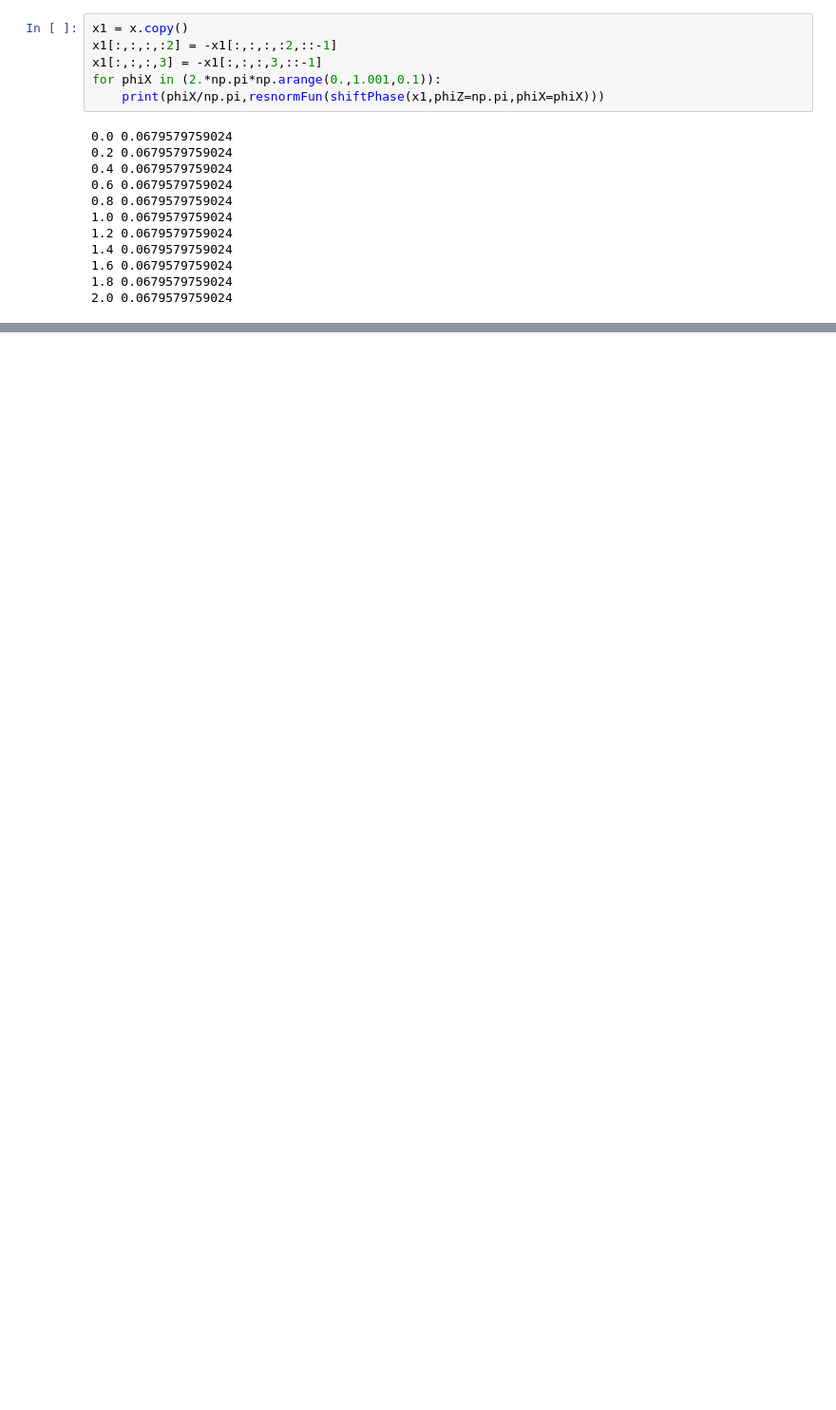
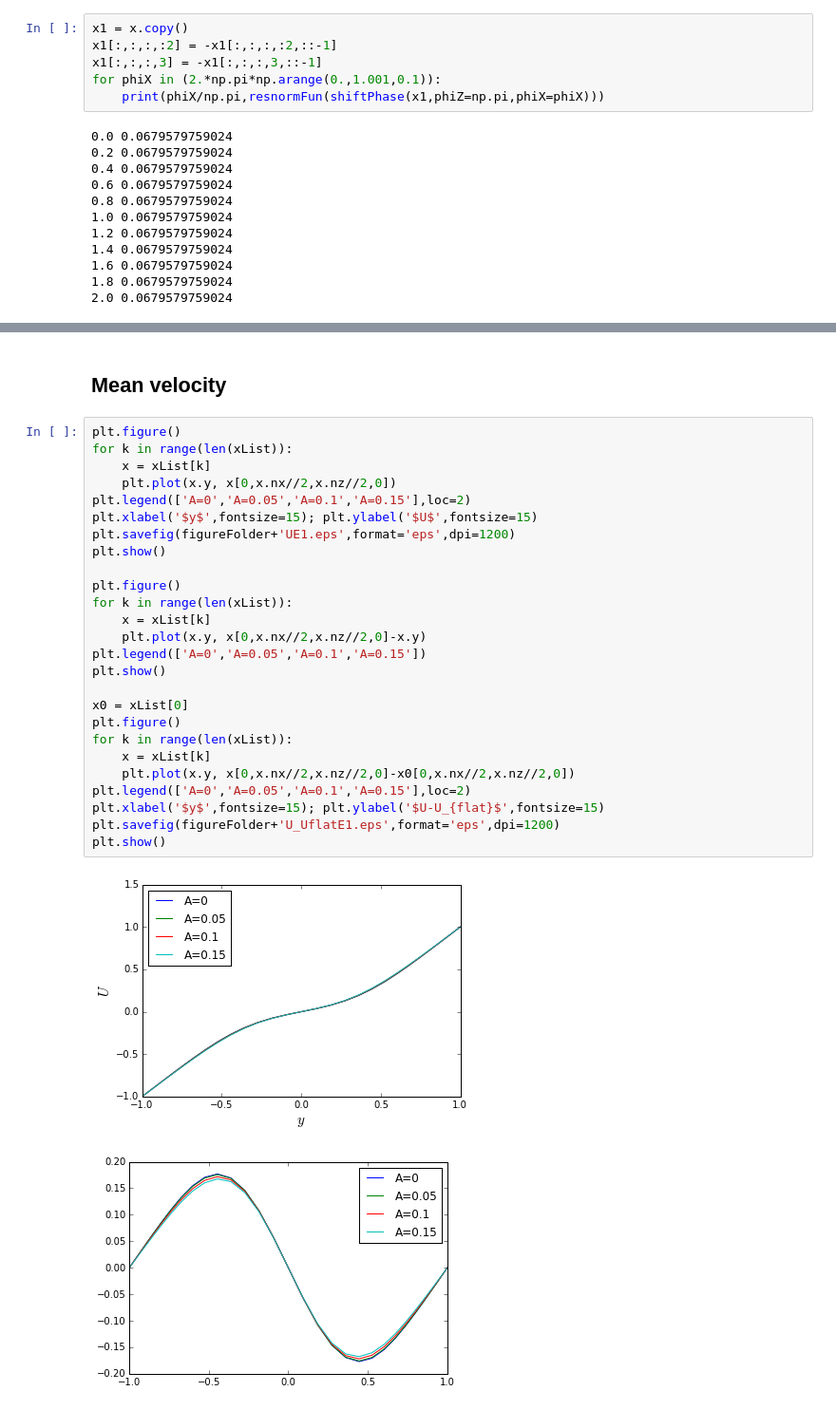
Before and after one commit to saba-vadarevu/Grooved-Channel-Flow, a Jupyter notebook: exactRiblet.ipynb, the cells around one changed output, grey strips where cells are left out. Shown at 95% size. Saved outputs shown, nothing was run; the diff lists cells and outputs as text; blank space fills up the shorter version.

```diff
--- a/exactRiblet.ipynb
+++ b/exactRiblet.ipynb
@@ -324,0 +372,31 @@ for phiX in (2.*np.pi*np.arange(0.,1.001,0.1)):
+# %% [markdown]
+## Mean velocity
+# %%
+plt.figure()
+for k in range(len(xList)):
+    x = xList[k]
+    plt.plot(x.y, x[0,x.nx//2,x.nz//2,0])
+plt.legend(['A=0','A=0.05','A=0.1','A=0.15'],loc=2)
+plt.xlabel('$y$',fontsize=15); plt.ylabel('$U$',fontsize=15)
+plt.savefig(figureFolder+'UE1.eps',format='eps',dpi=1200)
+plt.show()
+
+plt.figure()
+for k in range(len(xList)):
+    x = xList[k]
+    plt.plot(x.y, x[0,x.nx//2,x.nz//2,0]-x.y)
+plt.legend(['A=0','A=0.05','A=0.1','A=0.15'])
+plt.show()
+
+x0 = xList[0]
+plt.figure()
+for k in range(len(xList)):
+    x = xList[k]
+    plt.plot(x.y, x[0,x.nx//2,x.nz//2,0]-x0[0,x.nx//2,x.nz//2,0])
+plt.legend(['A=0','A=0.05','A=0.1','A=0.15'],loc=2)
+plt.xlabel('$y$',fontsize=15); plt.ylabel('$U-U_{flat}$',fontsize=15)
+plt.savefig(figureFolder+'U_UflatE1.eps',format='eps',dpi=1200)
+plt.show()
+# %% [output]
+[figure, added]
+[figure, added]
```
Also changed, not shown: parts of 14 cells of this notebook, 1 other file.
